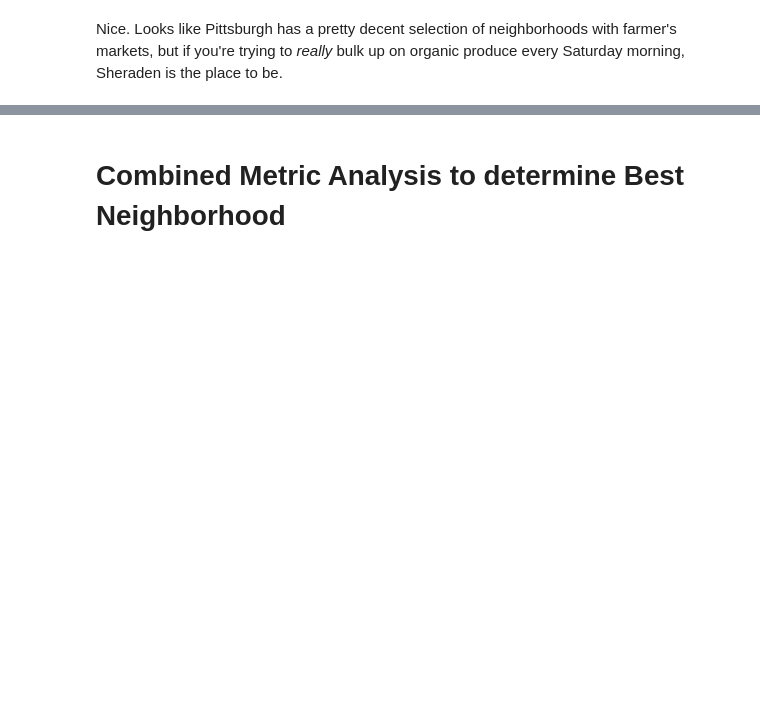
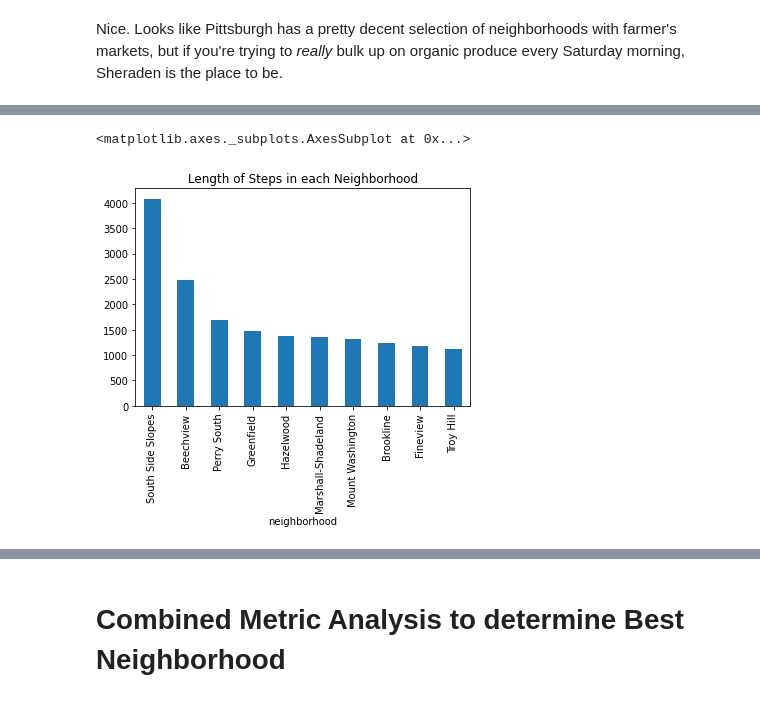
Before and after one commit to ljablunovsky/Spring-2022-CMPINF-0010-Final-Project-Notebook-, a Jupyter notebook: Combined-Final-Notebook.ipynb, the cells around one changed output, grey strips where cells are left out. Saved outputs shown, nothing was run; the diff lists cells and outputs as text; code cells hidden in the pictures; blank space fills up the shorter version.

```diff
--- a/Combined-Final-Notebook.ipynb
+++ b/Combined-Final-Notebook.ipynb
@@ -186,0 +200,6 @@ Nice. Looks like Pittsburgh has a pretty decent selection of neighborhoods with
+# %%
+# load in the community center data file
+data = pd.read_csv("StepsData.csv", index_col="id")
+
+# look at the first ten rows of the data
+data.head(10)
@@ -186,0 +220,12 @@ Nice. Looks like Pittsburgh has a pretty decent selection of neighborhoods with
+# %%
+df = pd.DataFrame(data)
+
+#Grouping the data by neighborhood
+grouped = df.groupby('neighborhood')
+
+#Taking the sum of the values of number of steps for each unique neighborhood
+numSteps = grouped['number_of_steps'].agg(np.sum)
+
+#Creating a data frame which displays the numSteps for each unique neighborhood
+numSteps = pd.DataFrame(numSteps)
+numSteps
@@ -186,0 +247,4 @@ Nice. Looks like Pittsburgh has a pretty decent selection of neighborhoods with
+# %%
+#Idetifying the 10 neighborhoods with the most number of steps
+highestSteps_neighborhoods = numSteps['number_of_steps'].nlargest(10)
+highestSteps_neighborhoods
@@ -186,0 +264,6 @@ Nice. Looks like Pittsburgh has a pretty decent selection of neighborhoods with
+# %%
+#Bar graph of the 10 neighborhoods with the highest number of steps with the number of steps along the y-axis
+highestSteps_neighborhoods.plot.bar(title="Length of Steps in each Neighborhood")
+# %% [output]
+<matplotlib.axes._subplots.AxesSubplot at 0x...>
+[figure, added]
```
Also changed, not shown: parts of 27 cells of this notebook.
